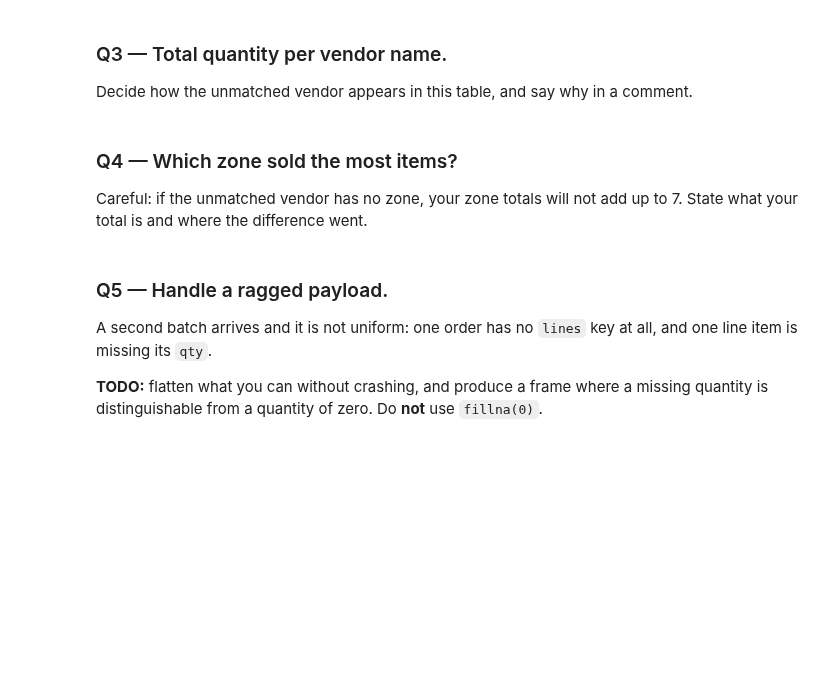
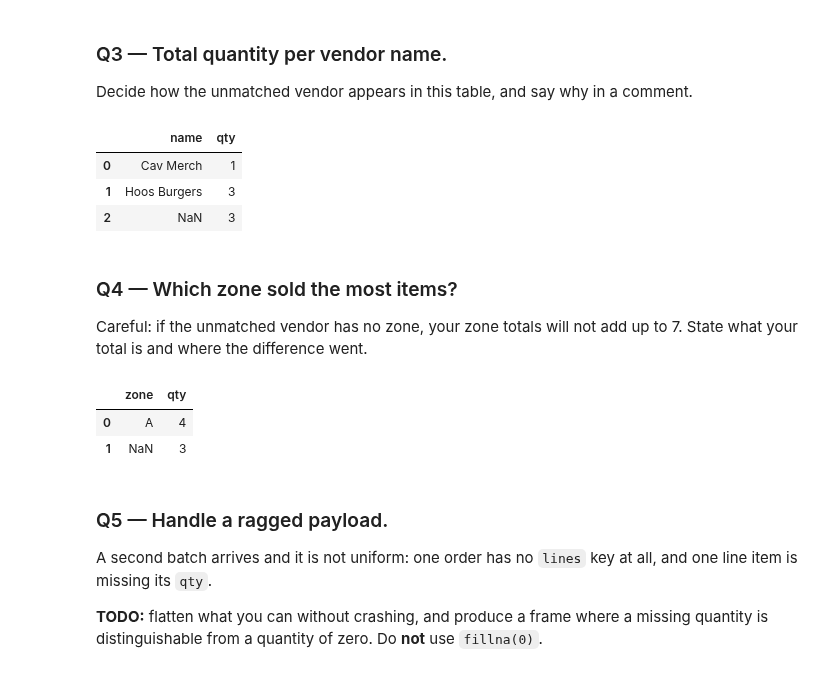
Before and after one commit to raffaellaalpaca-ai/ds2002-fa26, a Jupyter notebook: 2026_10_02_—_Normalize_and_Join_Nested_JSON_—_Lab_(1).ipynb, the cells around one changed output. Saved outputs shown, nothing was run; the diff lists cells and outputs as text; code cells hidden in the pictures; blank space fills up the shorter version.

```diff
--- a/2026_10_02_—_Normalize_and_Join_Nested_JSON_—_Lab_(1).ipynb
+++ b/2026_10_02_—_Normalize_and_Join_Nested_JSON_—_Lab_(1).ipynb
@@ -65,3 +69,20 @@ Decide how the unmatched vendor appears in this table, and say why in a comment.
+# %%
+# TODO
+# Keep the unmatched vendor as NaN so we can still see its total quantity.
+# dropna=False keeps that unmatched vendor in the grouped result.
+vendor_totals = (
+    joined
+    .groupby('name', dropna=False)['qty']
+    .sum()
+    .reset_index()
+)
+
+vendor_totals
+# %% [output]
+|  | name | qty |
+| 0 | Cav Merch | 1 |
+| 1 | Hoos Burgers | 3 |
+| 2 | NaN | 3 |
 # %% [markdown]
 ### Q4 — Which zone sold the most items?
 
@@ -71,3 +90,19 @@ Careful: if the unmatched vendor has no zone, your zone totals will not add up t
+# %%
+# TODO
+#Zone A sold the most items with a total quantity of 4.
+#The zone totals add up to 7 because dropna=False keeps the unmatched vendor.
+#The 3 units in the NaN group belong to vendor V-07, which had no matching zone.
+zone_totals = (
+    joined
+    .groupby('zone', dropna=False)['qty']
+    .sum()
+    .reset_index()
+)
+zone_totals
+# %% [output]
+|  | zone | qty |
+| 0 | A | 4 |
+| 1 | NaN | 3 |
 # %% [markdown]
 ### Q5 — Handle a ragged payload.
 
```
Also changed, not shown: parts of 4 cells of this notebook.
